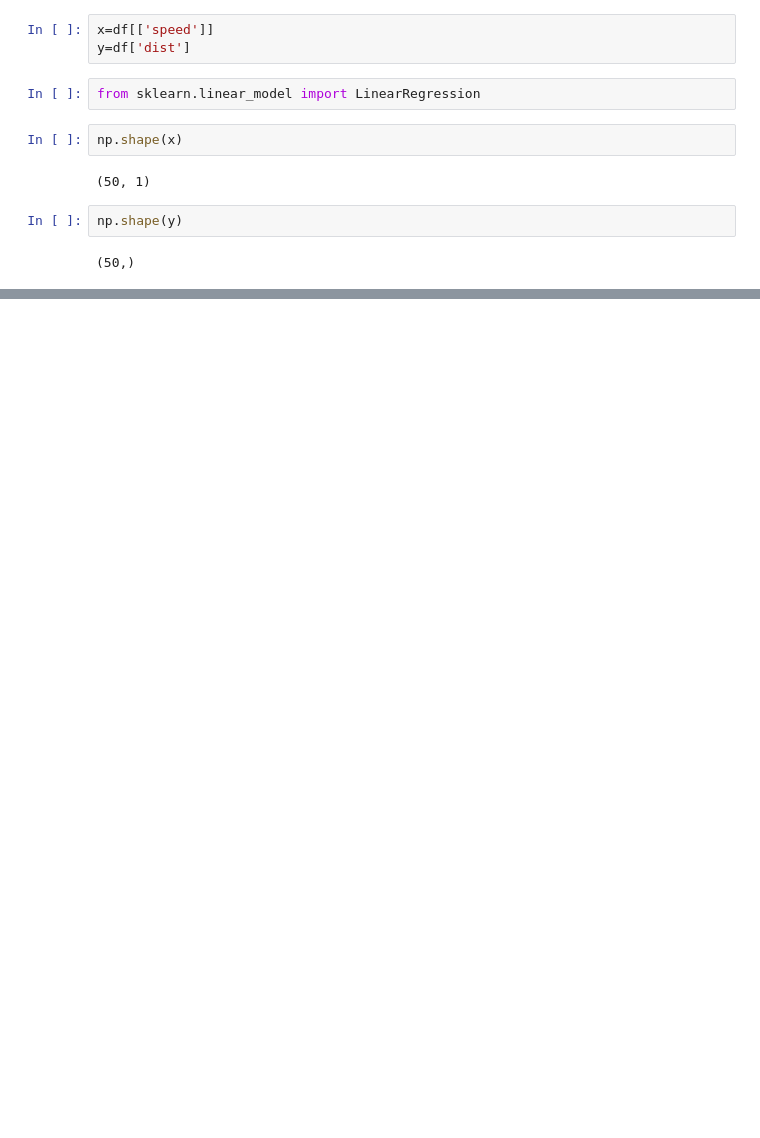
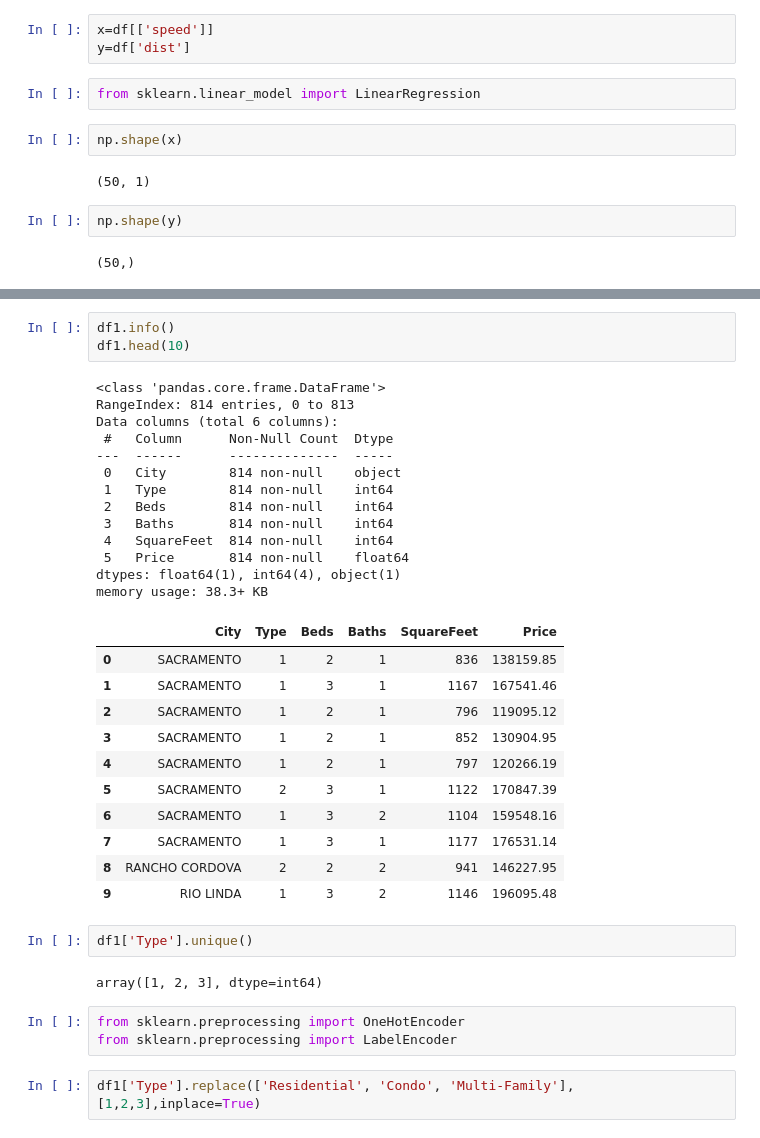
Before and after one commit to Jivesh9990/Machine-Learning, a Jupyter notebook: Homework/Carspeed_linearReg.ipynb, the cells around one changed output, grey strips where cells are left out. Saved outputs shown, nothing was run; the diff lists cells and outputs as text; blank space fills up the shorter version.

```diff
--- a/Homework/Carspeed_linearReg.ipynb
+++ b/Homework/Carspeed_linearReg.ipynb
@@ -47,0 +86,37 @@ model.score(x,y)*100
+# %%
+df1.info()
+df1.head(10)
+# %% [output]
+<class 'pandas.core.frame.DataFrame'>
+RangeIndex: 814 entries, 0 to 813
+Data columns (total 6 columns):
+ #   Column      Non-Null Count  Dtype
+---  ------      --------------  -----
+ 0   City        814 non-null    object
+ 1   Type        814 non-null    int64
+ 2   Beds        814 non-null    int64
+ 3   Baths       814 non-null    int64
+ 4   SquareFeet  814 non-null    int64
+ 5   Price       814 non-null    float64
+dtypes: float64(1), int64(4), object(1)
+memory usage: 38.3+ KB
+|  | City | Type | Beds | Baths | SquareFeet | Price |
+| 0 | SACRAMENTO | 1 | 2 | 1 | 836 | 138159.85 |
+| 1 | SACRAMENTO | 1 | 3 | 1 | 1167 | 167541.46 |
+| 2 | SACRAMENTO | 1 | 2 | 1 | 796 | 119095.12 |
+| 3 | SACRAMENTO | 1 | 2 | 1 | 852 | 130904.95 |
+| 4 | SACRAMENTO | 1 | 2 | 1 | 797 | 120266.19 |
+| 5 | SACRAMENTO | 2 | 3 | 1 | 1122 | 170847.39 |
+| 6 | SACRAMENTO | 1 | 3 | 2 | 1104 | 159548.16 |
+| 7 | SACRAMENTO | 1 | 3 | 1 | 1177 | 176531.14 |
+| 8 | RANCHO CORDOVA | 2 | 2 | 2 | 941 | 146227.95 |
+| 9 | RIO LINDA | 1 | 3 | 2 | 1146 | 196095.48 |
+# %%
+df1['Type'].unique()
+# %% [output]
+array([1, 2, 3], dtype=int64)
+# %%
+from sklearn.preprocessing import OneHotEncoder
+from sklearn.preprocessing import LabelEncoder
+# %%
+df1['Type'].replace(['Residential', 'Condo', 'Multi-Family'], [1,2,3],inplace=True)
```
Also changed, not shown: parts of 15 cells of this notebook, 1 other file.
